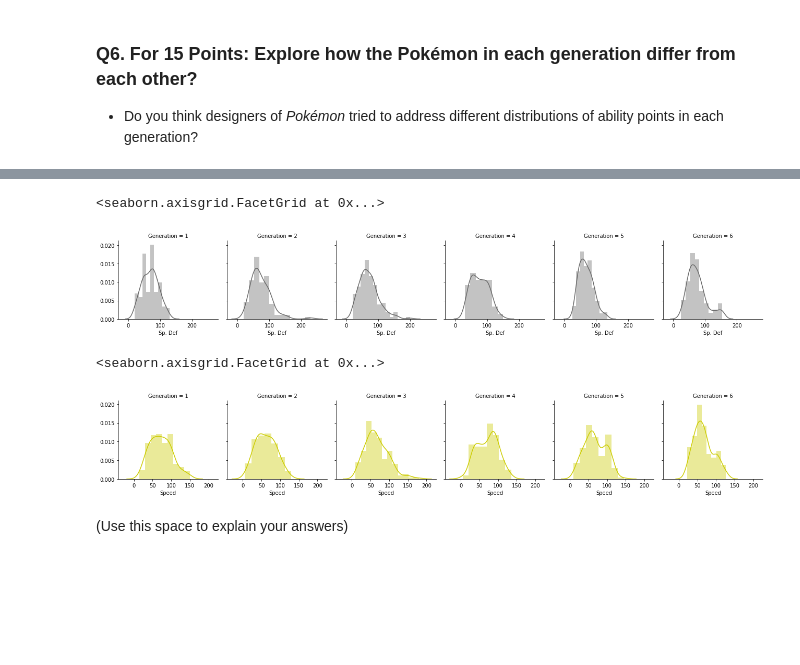
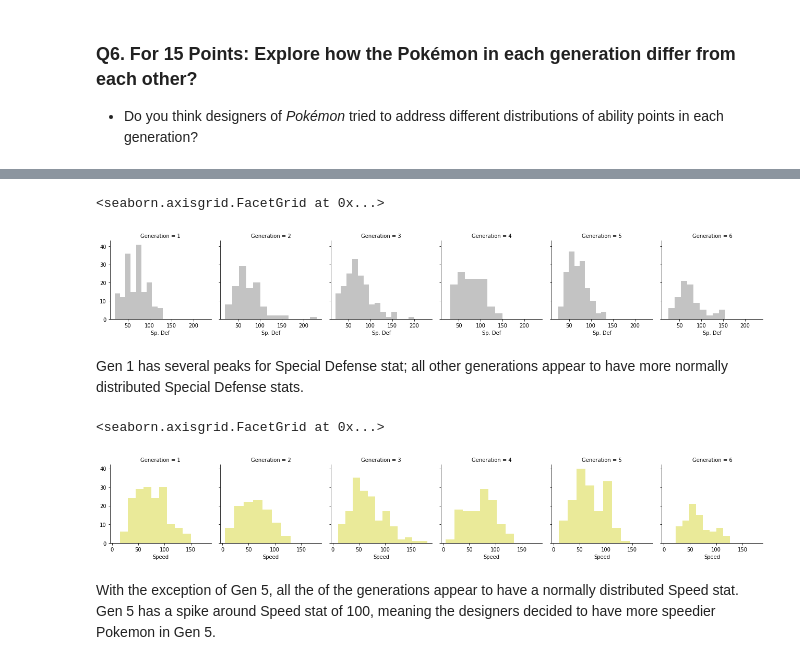
Before and after one commit to tengdann/si618, a Jupyter notebook: 618_HW4.ipynb, the cells around one changed output, grey strips where cells are left out. Saved outputs shown, nothing was run; the diff lists cells and outputs as text; code cells hidden in the pictures; blank space fills up the shorter version.

```diff
--- a/618_HW4.ipynb
+++ b/618_HW4.ipynb
@@ -267,14 +305,16 @@ maps.map(sns.distplot, 'Sp. Atk', color = '#b22222')
 # %%
 maps = sns.FacetGrid(pokemon, col = 'Generation', sharey = True, sharex = True)
-maps.map(sns.distplot, 'Sp. Def', color = '#696969')
+maps.map(sns.distplot, 'Sp. Def', color = '#696969', kde = False)
 # %% [output]
 <seaborn.axisgrid.FacetGrid at 0x...>
-[figure, old version]
+[figure, new version]
+# %% [markdown]
+Gen 1 has several peaks for Special Defense stat; all other generations appear to have more normally distributed Special Defense stats.
 # %%
 maps = sns.FacetGrid(pokemon, col = 'Generation', sharey = True, sharex = True)
-maps.map(sns.distplot, 'Speed', color = '#cccc00')
+maps.map(sns.distplot, 'Speed', color = '#cccc00', kde = False)
 # %% [output]
 <seaborn.axisgrid.FacetGrid at 0x...>
-[figure, old version]
+[figure, new version]
-# %% [markdown]
-(Use this space to explain your answers)
+# %% [markdown]
+With the exception of Gen 5, all the of the generations appear to have a normally distributed Speed stat. Gen 5 has a spike around Speed stat of 100, meaning the designers decided to have more speedier Pokemon in Gen 5.
```
Also changed, not shown: parts of 34 cells of this notebook.
